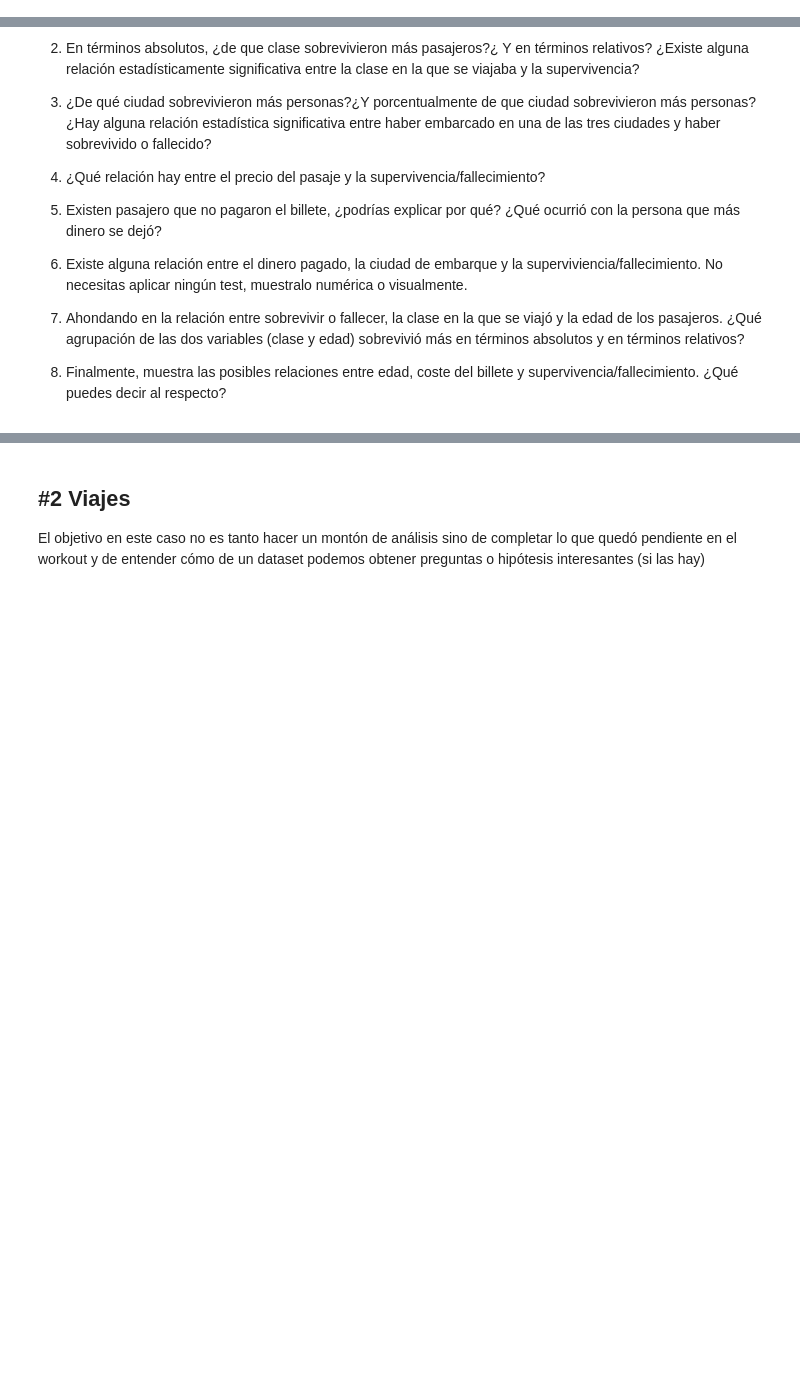
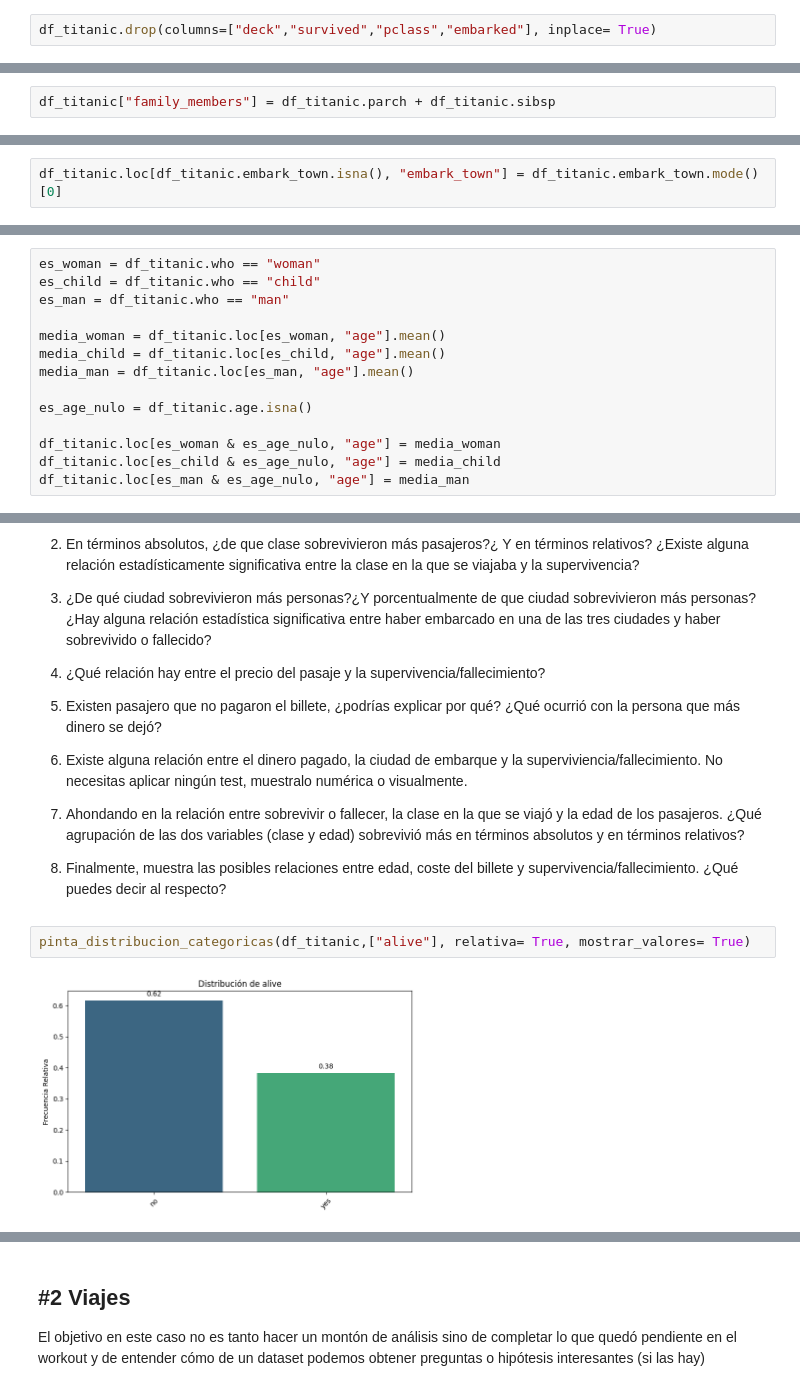
Before and after one commit to Angie-are/ONLINE_DS_THEBRIDGE_CURSO, a Jupyter notebook: 03_Analisis_de_Datos/Sprint_07/Unidad_02_Analisis__Bivariante_Multivariante/18_Practica_Obligatoria_Multivariante.ipynb, the cells around one changed output, grey strips where cells are left out. Cells and saved outputs as stored; diff of their text form; blank space fills up the shorter version.

```diff
--- a/03_Analisis_de_Datos/Sprint_07/Unidad_02_Analisis__Bivariante_Multivariante/18_Practica_Obligatoria_Multivariante.ipynb
+++ b/03_Analisis_de_Datos/Sprint_07/Unidad_02_Analisis__Bivariante_Multivariante/18_Practica_Obligatoria_Multivariante.ipynb
@@ -40,6 +60,8 @@ FileNotFoundError: [Errno 2] No such file or directory: './data/titanic.csv'
 ### #1.2
 
 Deshazte de las columnas "deck", "survived", "pclass" y "embarked" porque no las emplearemos, la primera por su cantidad de nulos y el resto porque son variantes de otras que ya existen y cuyos valores resultan más expresivos a la hora de hacer un análisis.
+# %%
+df_titanic.drop(columns=["deck","survived","pclass","embarked"], inplace= True)
 # %% [markdown]
 ### #1.3
 
@@ -47,3 +84,5 @@ Suma las columnas "parch" y "sibsp" para tener el número de parientes de cada p
+# %%
+df_titanic["family_members"] = df_titanic.parch + df_titanic.sibsp
 # %% [markdown]
 ### #1.4
 
@@ -51,7 +94,23 @@ Imputa la moda a los valores nulos de "embark_town"
+# %%
+df_titanic.loc[df_titanic.embark_town.isna(), "embark_town"] = df_titanic.embark_town.mode()[0]
 # %% [markdown]
 ### #1.5
 
 Imputa la media a los valores faltantes de "age", si quieres puedes hacer algo más preciso (por ejemplo considerando además la columna "who")
+# %%
+es_woman = df_titanic.who == "woman"
+es_child = df_titanic.who == "child"
+es_man = df_titanic.who == "man"
+
+media_woman = df_titanic.loc[es_woman, "age"].mean()
+media_child = df_titanic.loc[es_child, "age"].mean()
+media_man = df_titanic.loc[es_man, "age"].mean()
+
+es_age_nulo = df_titanic.age.isna()
+
+df_titanic.loc[es_woman & es_age_nulo, "age"] = media_woman
+df_titanic.loc[es_child & es_age_nulo, "age"] = media_child
+df_titanic.loc[es_man & es_age_nulo, "age"] = media_man
 # %% [markdown]
 ### 1.6
 
@@ -72,3 +131,7 @@ Realiza los análisis bivariantes o multivariantes que necesites, así como los
 7. Ahondando en la relación entre sobrevivir o fallecer, la clase en la que se viajó y la edad de los pasajeros. ¿Qué agrupación de las dos variables (clase y edad) sobrevivió más en términos absolutos y en términos relativos?
 
 8. Finalmente, muestra las posibles relaciones entre edad, coste del billete y supervivencia/fallecimiento. ¿Qué puedes decir al respecto?
+# %%
+pinta_distribucion_categoricas(df_titanic,["alive"], relativa= True, mostrar_valores= True)
+# %% [output]
+[figure, added]
```
Also changed, not shown: parts of 16 cells of this notebook.
